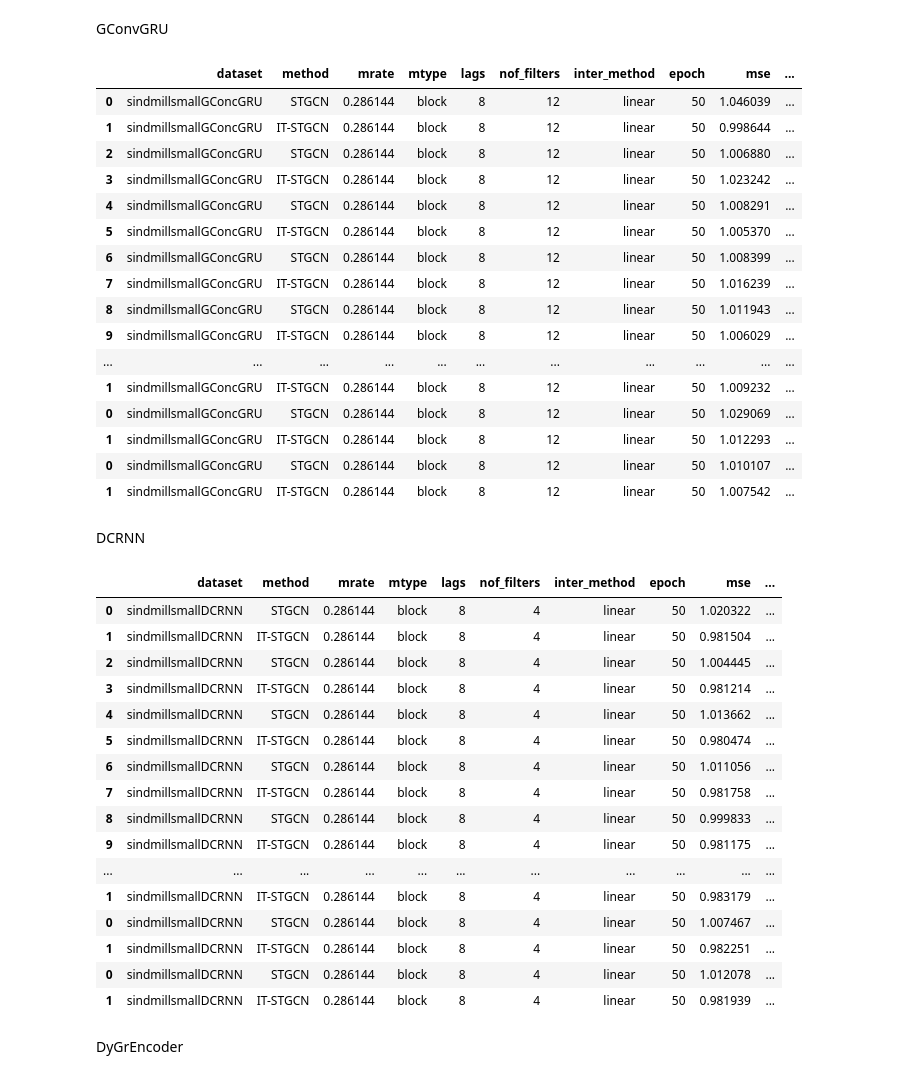
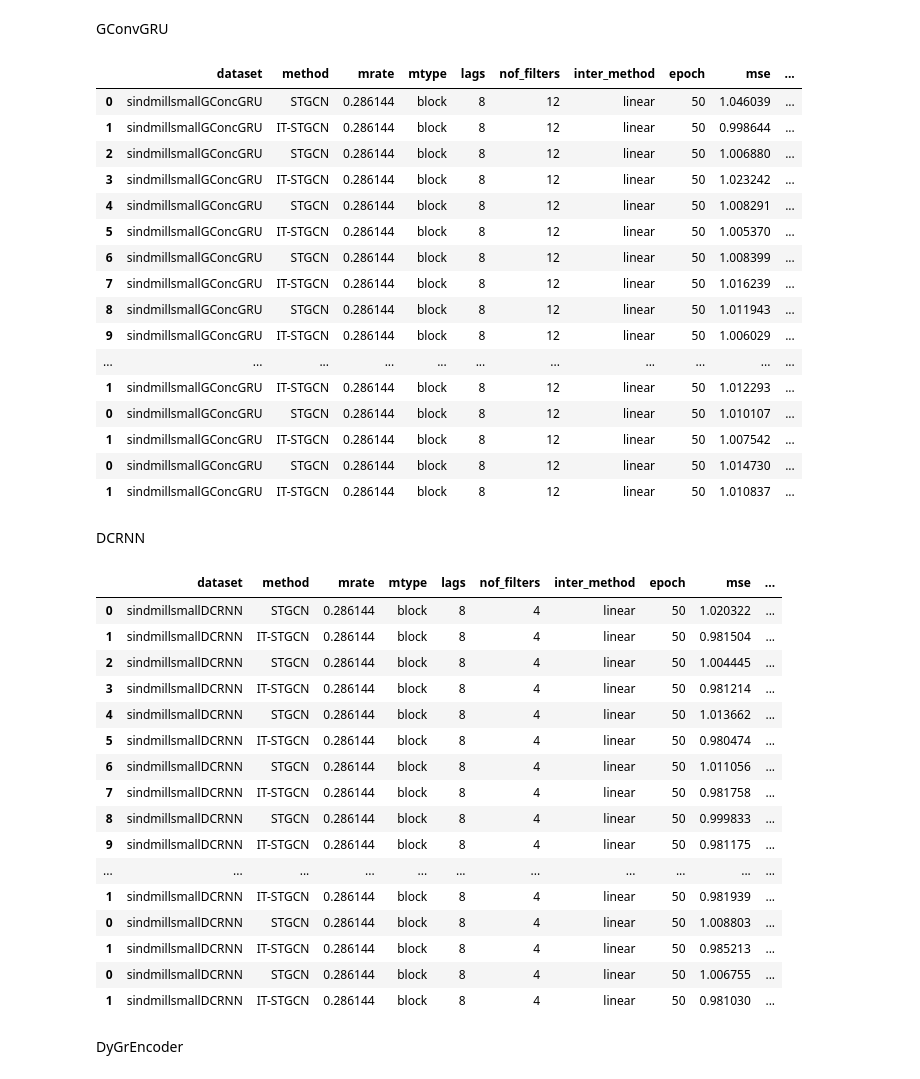
Before and after one commit to seoyeonc/ITTGNN_blog, a Jupyter notebook: posts/2_research/done.ipynb, the cells around one changed output. Drawn from its saved outputs; the diff is of its cells as text; code cells hidden in the pictures.

```diff
--- a/posts/2_research/done.ipynb
+++ b/posts/2_research/done.ipynb
@@ -134,7 +137,8 @@ pd.concat([pd.read_csv('./simulation_results/windmillsmall_block_186_GConcGRU.cs
            pd.read_csv('./simulation_results/2024-03-06_23-23-04.csv'), # 16
            pd.read_csv('./simulation_results/2024-03-07_13-14-28.csv'), # 17
            pd.read_csv('./simulation_results/2024-03-08_05-30-38.csv'), # 18
-          ]).assign(model = 'GConvGRU')
+           pd.read_csv('./simulation_results/2024-03-08_22-39-57.csv'), # 19
+          ]).assign(model = 'GConvGRU')#.iloc[:,1:].assign(dataset='windmillsmall')
 # %% [output]
 |  | dataset | method | mrate | mtype | lags | nof_filters | inter_method | epoch | mse | ... |
 | 0 | sindmillsmallGConcGRU | STGCN | 0.286144 | block | 8 | 12 | linear | 50 | 1.046039 | ... |
@@ -148,37 +152,39 @@ pd.concat([pd.read_csv('./simulation_results/windmillsmall_block_186_GConcGRU.cs
 | 8 | sindmillsmallGConcGRU | STGCN | 0.286144 | block | 8 | 12 | linear | 50 | 1.011943 | ... |
 | 9 | sindmillsmallGConcGRU | IT-STGCN | 0.286144 | block | 8 | 12 | linear | 50 | 1.006029 | ... |
 | ... | ... | ... | ... | ... | ... | ... | ... | ... | ... | ... |
-| 1 | sindmillsmallGConcGRU | IT-STGCN | 0.286144 | block | 8 | 12 | linear | 50 | 1.009232 | ... |
-| 0 | sindmillsmallGConcGRU | STGCN | 0.286144 | block | 8 | 12 | linear | 50 | 1.029069 | ... |
 | 1 | sindmillsmallGConcGRU | IT-STGCN | 0.286144 | block | 8 | 12 | linear | 50 | 1.012293 | ... |
 | 0 | sindmillsmallGConcGRU | STGCN | 0.286144 | block | 8 | 12 | linear | 50 | 1.010107 | ... |
 | 1 | sindmillsmallGConcGRU | IT-STGCN | 0.286144 | block | 8 | 12 | linear | 50 | 1.007542 | ... |
+| 0 | sindmillsmallGConcGRU | STGCN | 0.286144 | block | 8 | 12 | linear | 50 | 1.014730 | ... |
+| 1 | sindmillsmallGConcGRU | IT-STGCN | 0.286144 | block | 8 | 12 | linear | 50 | 1.010837 | ... |
 # %% [markdown]
 DCRNN
 # %%
 pd.concat([pd.read_csv('./simulation_results/windmillsmall_block_186_DCRNN.csv').iloc[:,1:-1], # 1 ~ 17
            pd.read_csv('./simulation_results/2024-03-07_01-11-41.csv'), # 18
            pd.read_csv('./simulation_results/2024-03-07_12-57-06.csv'), # 19
            pd.read_csv('./simulation_results/2024-03-08_01-14-30.csv'), # 20
-           ]).assign(model='DCRNN')
+           pd.read_csv('./simulation_results/2024-03-08_18-22-08.csv'), # 21
+           pd.read_csv('./simulation_results/2024-03-09_06-22-33.csv'), # 22
+           ]).assign(model='DCRNN')#.iloc[:,1:].assign(dataset='windmillsmall')
 # %% [output]
 |  | dataset | method | mrate | mtype | lags | nof_filters | inter_method | epoch | mse | ... |
 | 0 | sindmillsmallDCRNN | STGCN | 0.286144 | block | 8 | 4 | linear | 50 | 1.020322 | ... |
 | 1 | sindmillsmallDCRNN | IT-STGCN | 0.286144 | block | 8 | 4 | linear | 50 | 0.981504 | ... |
 | 2 | sindmillsmallDCRNN | STGCN | 0.286144 | block | 8 | 4 | linear | 50 | 1.004445 | ... |
 | 3 | sindmillsmallDCRNN | IT-STGCN | 0.286144 | block | 8 | 4 | linear | 50 | 0.981214 | ... |
 | 4 | sindmillsmallDCRNN | STGCN | 0.286144 | block | 8 | 4 | linear | 50 | 1.013662 | ... |
 | 5 | sindmillsmallDCRNN | IT-STGCN | 0.286144 | block | 8 | 4 | linear | 50 | 0.980474 | ... |
 | 6 | sindmillsmallDCRNN | STGCN | 0.286144 | block | 8 | 4 | linear | 50 | 1.011056 | ... |
 | 7 | sindmillsmallDCRNN | IT-STGCN | 0.286144 | block | 8 | 4 | linear | 50 | 0.981758 | ... |
 | 8 | sindmillsmallDCRNN | STGCN | 0.286144 | block | 8 | 4 | linear | 50 | 0.999833 | ... |
 | 9 | sindmillsmallDCRNN | IT-STGCN | 0.286144 | block | 8 | 4 | linear | 50 | 0.981175 | ... |
 | ... | ... | ... | ... | ... | ... | ... | ... | ... | ... | ... |
-| 1 | sindmillsmallDCRNN | IT-STGCN | 0.286144 | block | 8 | 4 | linear | 50 | 0.983179 | ... |
-| 0 | sindmillsmallDCRNN | STGCN | 0.286144 | block | 8 | 4 | linear | 50 | 1.007467 | ... |
-| 1 | sindmillsmallDCRNN | IT-STGCN | 0.286144 | block | 8 | 4 | linear | 50 | 0.982251 | ... |
-| 0 | sindmillsmallDCRNN | STGCN | 0.286144 | block | 8 | 4 | linear | 50 | 1.012078 | ... |
 | 1 | sindmillsmallDCRNN | IT-STGCN | 0.286144 | block | 8 | 4 | linear | 50 | 0.981939 | ... |
+| 0 | sindmillsmallDCRNN | STGCN | 0.286144 | block | 8 | 4 | linear | 50 | 1.008803 | ... |
+| 1 | sindmillsmallDCRNN | IT-STGCN | 0.286144 | block | 8 | 4 | linear | 50 | 0.985213 | ... |
+| 0 | sindmillsmallDCRNN | STGCN | 0.286144 | block | 8 | 4 | linear | 50 | 1.006755 | ... |
+| 1 | sindmillsmallDCRNN | IT-STGCN | 0.286144 | block | 8 | 4 | linear | 50 | 0.981030 | ... |
 # %% [markdown]
 DyGrEncoder
 # %%
```
Also changed, not shown: parts of 6 cells of this notebook, 7 other files.
